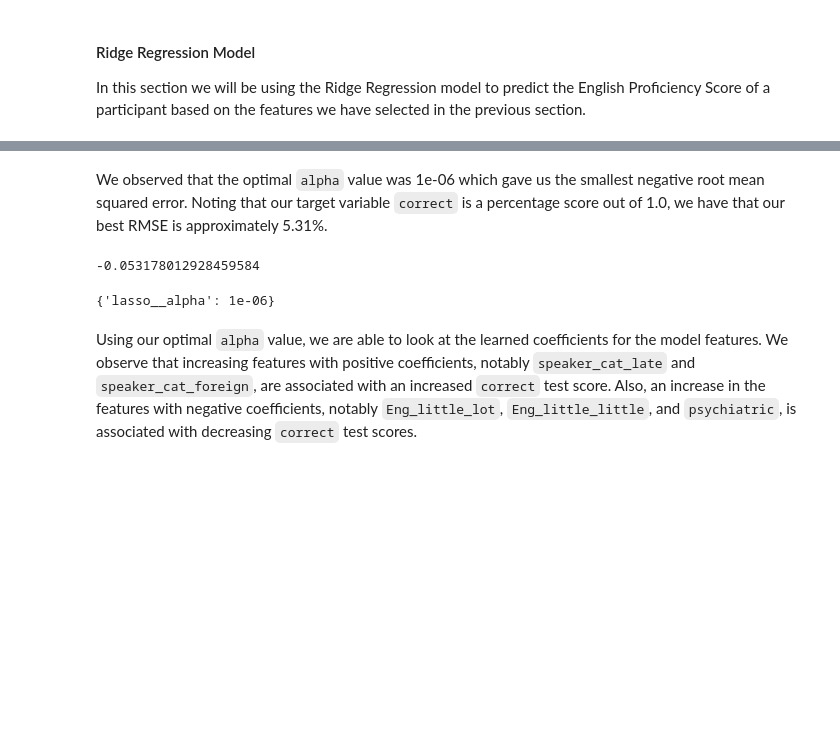
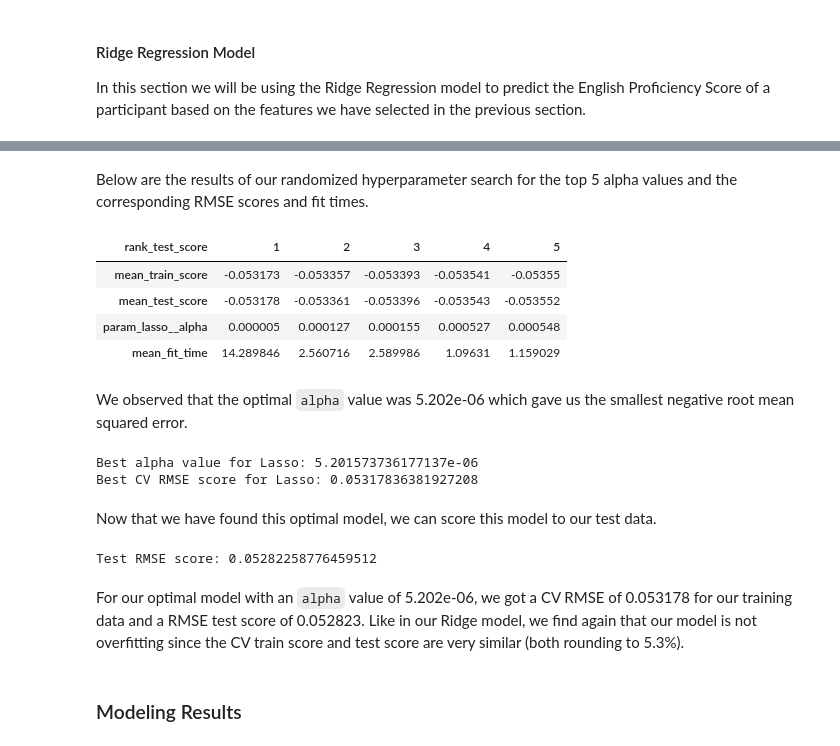
Before and after one commit to UBC-MDS/english-score-predictor, a Jupyter notebook: src/English Language Learning Ability Prediction.ipynb, the cells around one changed output, grey strips where cells are left out. Saved outputs shown, nothing was run; the diff lists cells and outputs as text; code cells hidden in the pictures; blank space fills up the shorter version.

```diff
--- a/src/English Language Learning Ability Prediction.ipynb
+++ b/src/English Language Learning Ability Prediction.ipynb
@@ -671,14 +682,36 @@ KeyboardInterrupt:
 # %% [markdown]
-We observed that the optimal `alpha` value was 1e-06 which gave us the smallest negative root mean squared error. Noting that our target variable `correct` is a percentage score out of 1.0, we have that our best RMSE is approximately 5.31%.
+Below are the results of our randomized hyperparameter search for the top 5 alpha values and the corresponding RMSE scores and fit times.
+# %%
+pd.DataFrame(lasso_search.cv_results_)[
+    [
+        "mean_train_score",
+        "mean_test_score",
+        "param_lasso__alpha",
+        "mean_fit_time",
+        "rank_test_score",
+    ]
+].set_index("rank_test_score").sort_index().head(5).T
+# %% [output]
+| rank_test_score | 1 | 2 | 3 | 4 | 5 |
+| mean_train_score | -0.053173 | -0.053357 | -0.053393 | -0.053541 | -0.05355 |
+| mean_test_score | -0.053178 | -0.053361 | -0.053396 | -0.053543 | -0.053552 |
+| param_lasso__alpha | 0.000005 | 0.000127 | 0.000155 | 0.000527 | 0.000548 |
+| mean_fit_time | 14.289846 | 2.560716 | 2.589986 | 1.09631 | 1.159029 |
+# %% [markdown]
+We observed that the optimal `alpha` value was 5.202e-06 which gave us the smallest negative root mean squared error.
 # %%
-best_score = lasso_search.best_score_
-best_score
+print(f"Best alpha value for Lasso: {lasso_search.best_params_['lasso__alpha']}")
+print(f"Best CV RMSE score for Lasso: {-lasso_search.best_score_}")
 # %% [output]
--0.053178012928459584
+Best alpha value for Lasso: 5.201573736177137e-06
+Best CV RMSE score for Lasso: 0.05317836381927208
-# %%
-best_alpha = lasso_search.best_params_
-best_alpha
-# %% [output]
-{'lasso__alpha': 1e-06}
+# %% [markdown]
+Now that we have found this optimal model, we can score this model to our test data.
+# %%
+print(f"Test RMSE score: {-lasso_search.score(X_test, y_test)}")
+# %% [output]
+Test RMSE score: 0.05282258776459512
 # %% [markdown]
-Using our optimal `alpha` value, we are able to look at the learned coefficients for the model features. We observe that increasing features with positive coefficients, notably `speaker_cat_late` and `speaker_cat_foreign`, are associated with an increased `correct` test score. Also, an increase in the features with negative coefficients, notably `Eng_little_lot`, `Eng_little_little`, and `psychiatric`, is associated with decreasing `correct` test scores.
+For our optimal model with an `alpha` value of 5.202e-06, we got a CV RMSE of 0.053178 for our training data and a RMSE test score of 0.052823. Like in our Ridge model, we find again that our model is not overfitting since the CV train score and test score are very similar (both rounding to 5.3%).
+# %% [markdown]
+### Modeling Results
```
Also changed, not shown: parts of 9 cells of this notebook.
